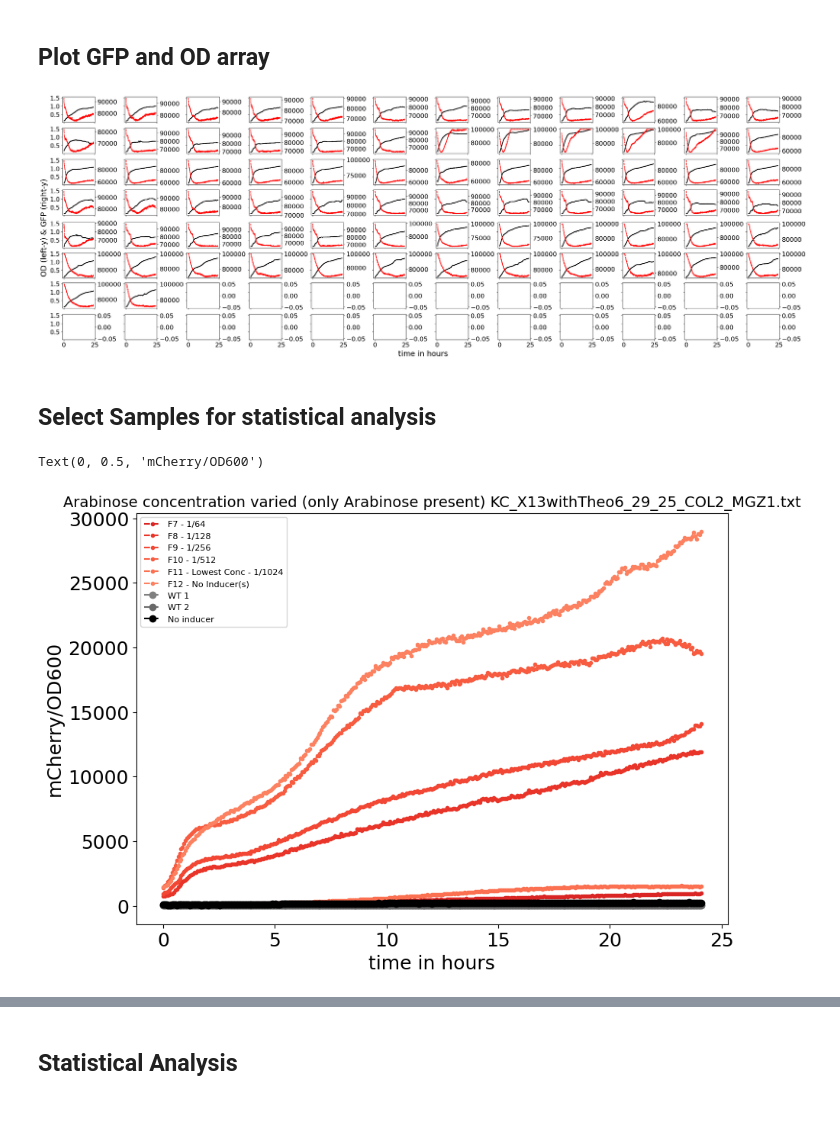
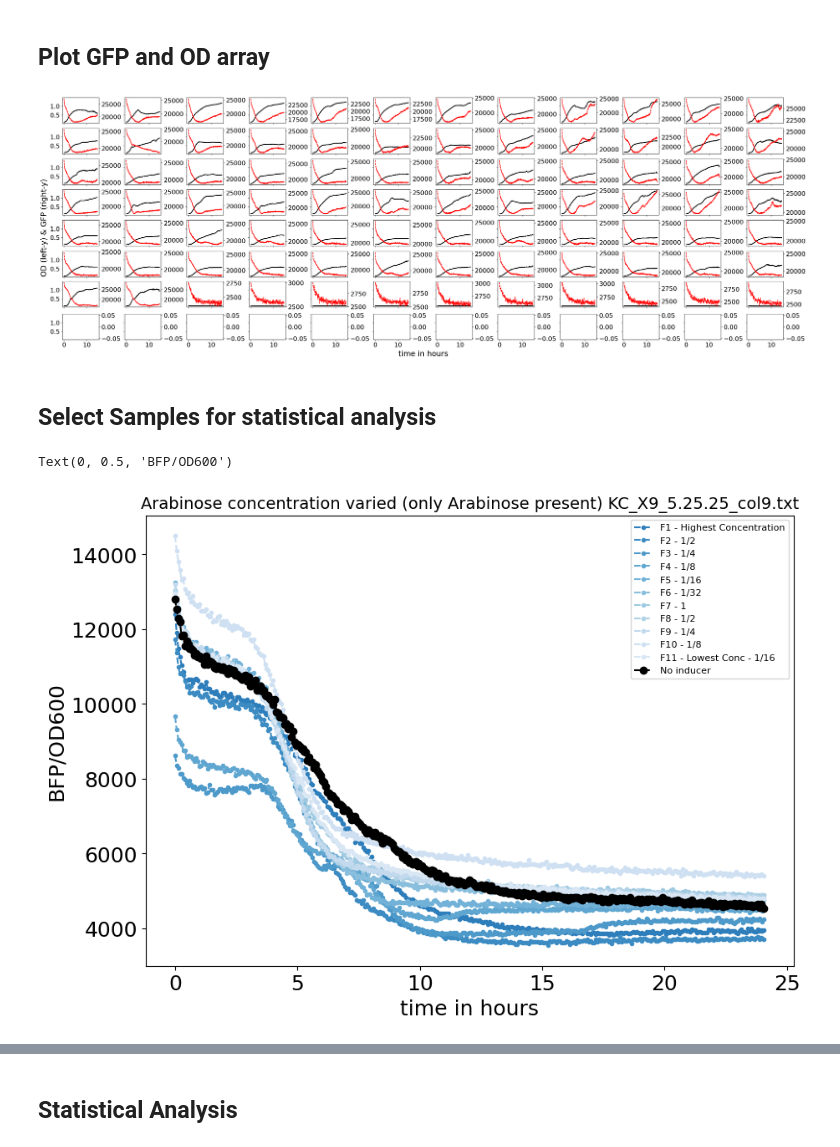
Before and after one commit to kevinjaychang/Hysteresis-Project, a Jupyter notebook: plot_PR_data_kc.ipynb, the cells around one changed output, grey strips where cells are left out. Drawn from its saved outputs; the diff is of its cells as text; code cells hidden in the pictures; blank space fills up the shorter version.

```diff
--- a/plot_PR_data_kc.ipynb
+++ b/plot_PR_data_kc.ipynb
@@ -272,7 +272,7 @@ def create_data_arrays(num_time_pts, final_well_key, readout, od):
 '''
 
 # Get data from files
-dataFile = 'KC_X13withTheo6_29_25_COL2_MGZ1.txt'
+dataFile = 'KC_X9_5.25.25_col9.txt'
 numRows = 8
 numCols = 12
 sampling_rate = 4 # minutes
@@ -308,7 +308,7 @@ shape of data (361, 74)
 # %% [markdown]
 ## GFP
 # %%
-fluoresence = GFP
+fluoresence = od
 # Prints the keys because the keys maybe different from the wells which
 # actually contained samples in the plate reader experiment
 print(fluoresence.keys())
@@ -401,7 +401,7 @@ for each in od.keys():
 #     ax[math.floor(M/10), M%10].plot(tSpan,GFP[each],'--o',ms=1);
 #     M = M+1
 # %% [output]
-[figure, old version]
+[figure, new version]
 # %% [markdown]
 ## Select Samples for statistical analysis
 # %%
@@ -418,11 +418,11 @@ layout_one = {
 
 #inputs
 layout_current = layout_one
-fluoresence = mcherry
-row = 'A'.upper()
+fluoresence = BFP
+row = 'a'.upper()
 
 #Legend titles
-legend = {1:"Highest Concentration", 2: "1/2", 3: "1/4", 4: "1/8", 5: "1/16", 6: "1/32", 7: "1/64", 8: "1/128", 9: "1/256", 10: "1/512", 11: "Lowest Conc - 1/1024", 12: "No Inducer(s)"}
+legend = {1:"Highest Concentration", 2: "1/2", 3: "1/4", 4: "1/8", 5: "1/16", 6: "1/32", 7: "1", 8: "1/2", 9: "1/4", 10: "1/8", 11: "Lowest Conc - 1/16", 12: "No Inducer(s)"}
 
 
 #Colors for graph
@@ -442,9 +442,6 @@ subset_keys =  [elem for elem in list(od.keys()) if elem[0] == row]  #if elem in
 
 # subset_keys = ['G1', 'G2', 'G3', 'G4', 'G5', 'G6'] #, 'G7', 'G8', 'G9', 'G10', 'G11', 'G12'] #for testing
 
-subset_keys = ['A1', 'A2', 'A3', 'A4', 'A5', 'A6'] #for testing Arab only
-subset_keys = ['A7', 'A8', 'A9', 'A10', 'A11', 'A12'] #for testing Sal only
-subset_keys = ['B1', 'B2', 'B3', 'B4', 'B5', 'B6'] #for testing HSL only
 subset_keys = ['B7', 'B8', 'B9', 'B10', 'B11', 'B12'] #for testing Arab only
 subset_keys = ['C1', 'C2', 'C3', 'C4', 'C5', 'C6'] #for testing Sal only
 subset_keys = ['C7', 'C8', 'C9', 'C10', 'C11', 'C12'] #for testing HSL only
@@ -454,37 +451,56 @@ subset_keys = ['E1', 'E2', 'E3', 'E4', 'E5', 'E6'] #for testing HSL only
 subset_keys = ['E7', 'E8', 'E9', 'E10', 'E11', 'E12'] #for testing Arab only
 subset_keys = ['F1', 'F2', 'F3', 'F4', 'F5', 'F6'] #for testing Sal only
 subset_keys = ['F7', 'F8', 'F9', 'F10', 'F11', 'F12'] #for testing HSL only
-
+subset_keys = ['A7', 'A8', 'A9', 'A10', 'A11', 'A12'] #for testing Sal only
+subset_keys = ['B1', 'B2', 'B3', 'B4', 'B5', 'B6'] #for testing HSL only
+subset_keys = [f'F{i}' for i in range(1,12)]
 
 #For Finer tuning of the x and y axis
 # plt.xlim(10, 14)
 # plt.ylim(15000, 25000)
+# legend = {
+#     1: "Lowest Conc - 0 mM (A1)",
+#     2: "1/1024",
+#     3: "1/512",
+#     4: "1/256",
+#     5: "1/128",
+#     6: "1/64",
+#     7: "1/32",
+#     8: "1/16",
+#     9: "1/8",
+#     10: "1/4",
+#     11: "1/2",
+#     12: "Highest Conc - 1 mM (A12)"
+# }
+
 
 for i, each in enumerate(subset_keys):
 
     # if int(each[1])%2 == 0: #odd columns
     #     continue
 
     plt.plot(tSpan,fluoresence[each]/(od[each] + 1.),'--o',ms=3, label = f"{each} - {legend[int(each[1:])]}", color = colors[i])
 
 
 #Wildtype
-plt.plot(tSpan,fluoresence['E7']/(od['E7'] + 1.),'--o',ms=6, color='grey', label='WT 1');
-plt.plot(tSpan,fluoresence['E8']/(od['E8'] + 1.),'--o',ms=6, color='dimgrey', label='WT 2');
+# plt.plot(tSpan,fluoresence['E7']/(od['E7'] + 1.),'--o',ms=6, color='grey', label='WT 1');
+# plt.plot(tSpan,fluoresence['E8']/(od['E8'] + 1.),'--o',ms=6, color='dimgrey', label='WT 2');
 
-plt.plot(tSpan,fluoresence[f'{row}6']/(od[f'{row}6'] + 1.),'--o',ms=6, color='black', label='No inducer');
+plt.plot(tSpan,fluoresence[f'{row}12']/(od[f'{row}12'] + 1.),'--o',ms=6, color='black', label='No inducer');
 
 
 
 
 #Plot Labels
 plt.legend(fontsize = 8)
 plt.title(f'{layout_current[row]} {dataFile}' , fontsize= 14)
+
+# plt.title("IPTG decreasing. Preinduced IPTG")
 plt.xlabel('time in hours')
 plt.ylabel(fluoresence_name + '/OD600')
 
 
 #sort them based on what is being diluted
 # %% [output]
-Text(0, 0.5, 'mCherry/OD600')
+Text(0, 0.5, 'BFP/OD600')
-[figure, old version]
+[figure, new version]
```
Also changed, not shown: parts of 4 cells of this notebook, 3 other files.
